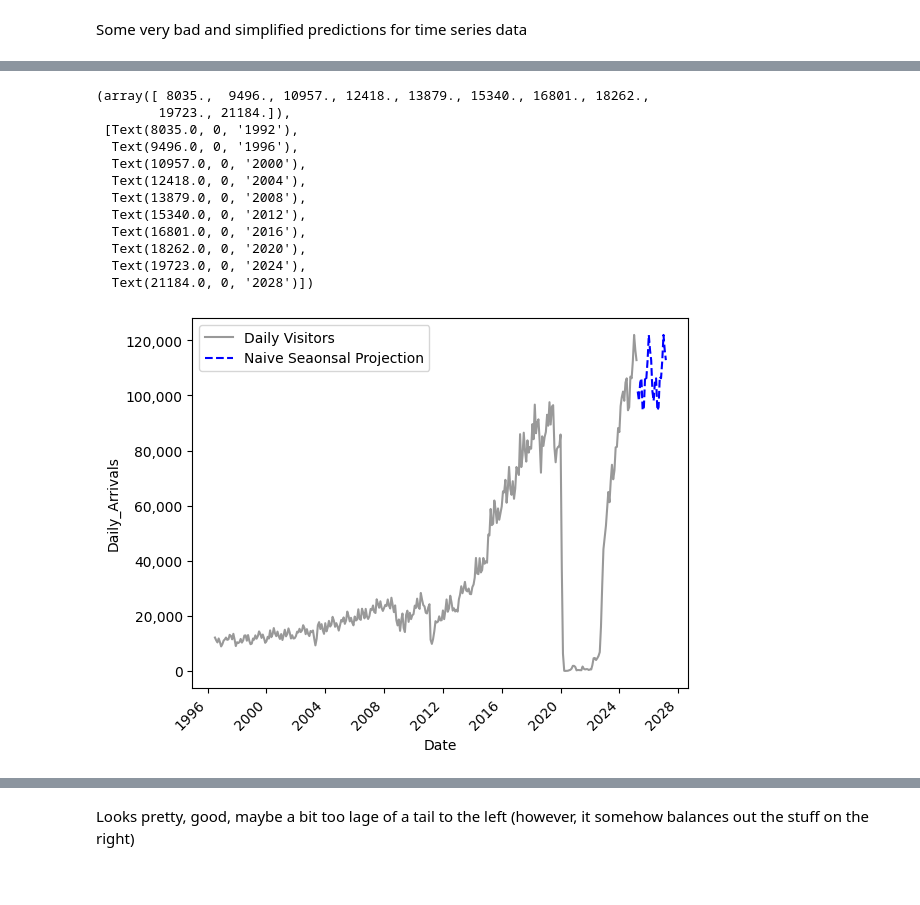
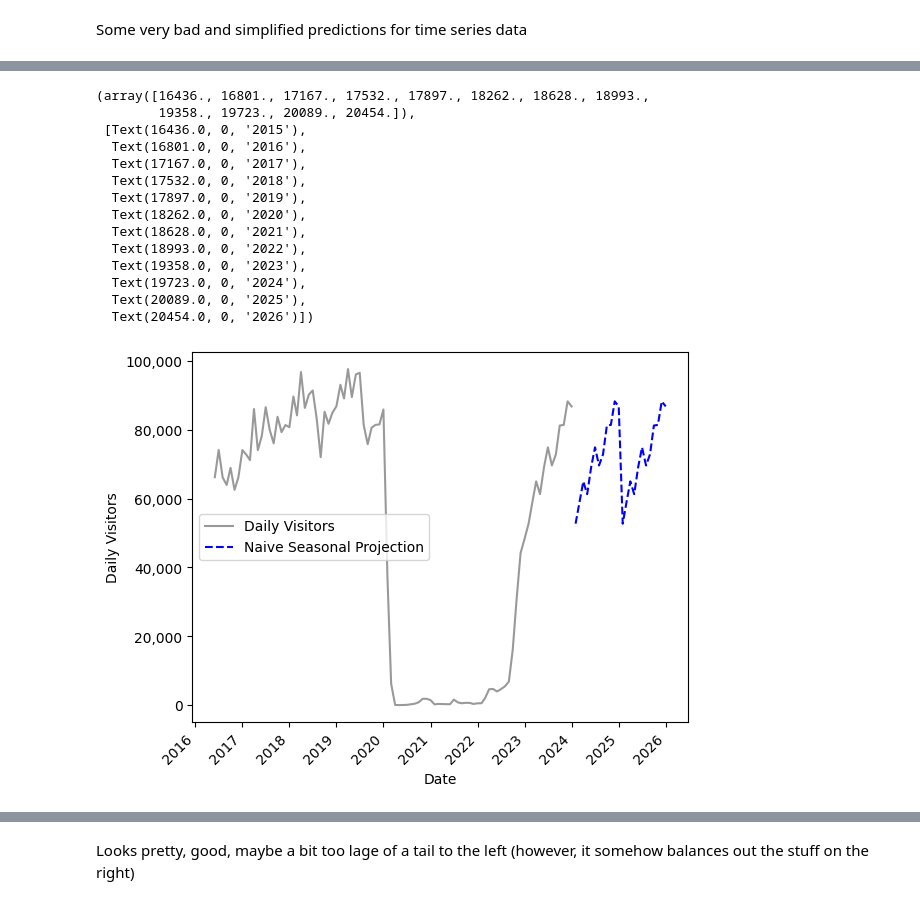
Before and after one commit to Millerz8/Joe_Japan_Tourism, a Jupyter notebook: testing_simple_predictions.ipynb, the cells around one changed output, grey strips where cells are left out. Saved outputs shown, nothing was run; the diff lists cells and outputs as text; code cells hidden in the pictures.

```diff
--- a/testing_simple_predictions.ipynb
+++ b/testing_simple_predictions.ipynb
@@ -5,5 +5,7 @@ import pandas as pd
 import matplotlib.pyplot as plt
 import seaborn as sns
 import matplotlib.dates as mdates
-cleaned_df = pd.read_csv("Data/cleaned_df.csv")
+cleaned_df = pd.read_csv("Data/Japan_Visitor_Data.csv")
 cleaned_df["Date"] = pd.to_datetime(cleaned_df["Date"])
+cleaned_df = cleaned_df[["Year", "Month", "Date", "Daily Visitors"]]
+cleaned_df
@@ -49,0 +37,6 @@ df_naive = pd.concat([cleaned_df, new_data], ignore_index=True)
+# %%
+# using the last 24 months (two years)
+cutoff = 24
+x_naive = cleaned_df.copy()
+x_naive["Daily Visitors"].iloc[-cutoff:] = cleaned_df["Daily Visitors"].iloc[-cutoff-1]
+print(x_naive.to_string())
@@ -109,0 +127,16 @@ plt.xticks(rotation=45, ha="right")
+# %%
+x_seasonal = cleaned_df.copy()
+x_seasonal["Daily Visitors"].iloc[-24:-12] = cleaned_df["Daily Visitors"].iloc[-36:-24]
+x_seasonal["Daily Visitors"].iloc[-12:] = cleaned_df["Daily Visitors"].iloc[-36:-24]
+print(x_seasonal)
+
+sns.lineplot(data = x_seasonal.iloc[:-cutoff], x = "Date", y = "Daily Visitors",
+             alpha = 0.8,
+             color = "Gray", label = "Daily Visitors")
+sns.lineplot(data = x_seasonal.iloc[-cutoff:], x = "Date", y = "Daily Visitors",
+             alpha = 1,
+             color = "blue",linestyle = "--", label = "Naive Seaonsal Projection")
+
+current_values = plt.gca().get_yticks()
+plt.gca().set_yticklabels(['{:,.0f}'.format(x) for x in current_values])
+plt.xticks(rotation=45, ha="right")
@@ -110,35 +179,27 @@ plt.xticks(rotation=45, ha="right")
 # %%
-new_data = pd.DataFrame({
-    'Date': monthly_dates,
-    'Daily_Arrivals': [0] * 24,
-    'Year': monthly_dates.year,
-    'Daily_Arrivals': cleaned_df["Daily_Arrivals"].iloc[-12:,].tolist() * 2
-})
-
-df_seasonal = pd.concat([cleaned_df, new_data], ignore_index=True)
-
-
-sns.lineplot(data = df_seasonal.iloc[:-24,:], x = "Date", y = "Daily_Arrivals",
+sns.lineplot(data = x_seasonal.iloc[245:-cutoff], x = "Date", y = "Daily Visitors",
              alpha = 0.8,
              color = "Gray", label = "Daily Visitors")
-sns.lineplot(data = df_seasonal.iloc[-24:, :], x = "Date", y = "Daily_Arrivals",
+sns.lineplot(data = x_seasonal.iloc[-cutoff:], x = "Date", y = "Daily Visitors",
              alpha = 1,
-             color = "blue",linestyle = "--", label = "Naive Seaonsal Projection")
+             color = "blue",linestyle = "--", label = "Naive Seasonal Projection")
 
 current_values = plt.gca().get_yticks()
 plt.gca().set_yticklabels(['{:,.0f}'.format(x) for x in current_values])
 plt.xticks(rotation=45, ha="right")
 # %% [output]
-(array([ 8035.,  9496., 10957., 12418., 13879., 15340., 16801., 18262.,
-        19723., 21184.]),
- [Text(8035.0, 0, '1992'),
-  Text(9496.0, 0, '1996'),
-  Text(10957.0, 0, '2000'),
-  Text(12418.0, 0, '2004'),
-  Text(13879.0, 0, '2008'),
-  Text(15340.0, 0, '2012'),
+(array([16436., 16801., 17167., 17532., 17897., 18262., 18628., 18993.,
+        19358., 19723., 20089., 20454.]),
+ [Text(16436.0, 0, '2015'),
   Text(16801.0, 0, '2016'),
+  Text(17167.0, 0, '2017'),
+  Text(17532.0, 0, '2018'),
+  Text(17897.0, 0, '2019'),
   Text(18262.0, 0, '2020'),
+  Text(18628.0, 0, '2021'),
+  Text(18993.0, 0, '2022'),
+  Text(19358.0, 0, '2023'),
   Text(19723.0, 0, '2024'),
-  Text(21184.0, 0, '2028')])
+  Text(20089.0, 0, '2025'),
+  Text(20454.0, 0, '2026')])
-[figure, old version]
+[figure, new version]
```
Also changed, not shown: parts of 17 cells of this notebook, 10 other files.
